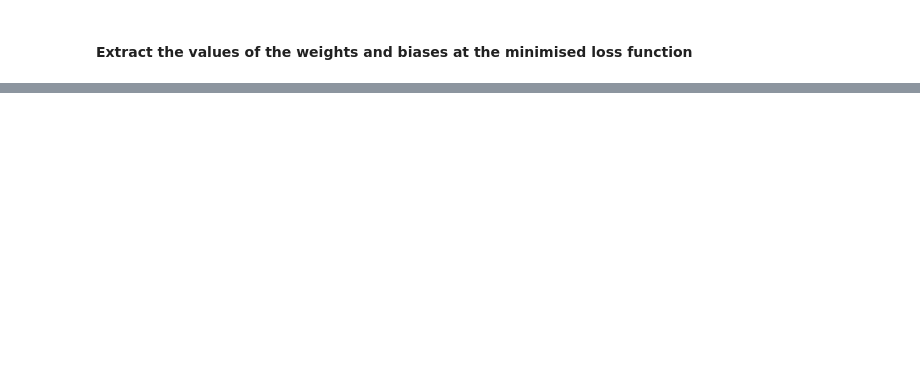
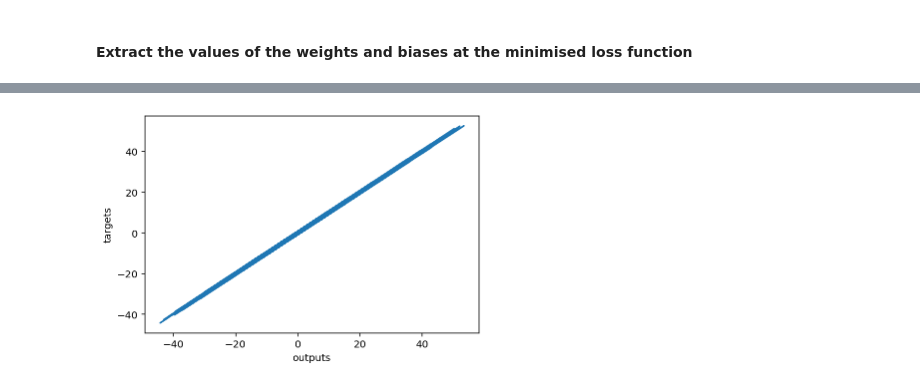
Before and after one commit to liyi54/neural-networks, a Jupyter notebook: Simple NN.ipynb, the cells around one changed output, grey strips where cells are left out. Drawn from its saved outputs; the diff is of its cells as text; code cells hidden in the pictures; blank space fills up the shorter version.

Commit message:
added plot

```diff
--- a/Simple NN.ipynb
+++ b/Simple NN.ipynb
@@ -72,7 +72,7 @@ print(biases)
 # %% [markdown]
 #### Set the Learning rate
 # %%
-eta = 0.02
+eta = 0.01
 # %% [markdown]
 #### Train the Model
 # %%
@@ -124,0 +134,7 @@ print(weights,biases)
+# %%
+plt.plot(outputs,targets)
+plt.xlabel('outputs')
+plt.ylabel('targets')
+plt.show()
+# %% [output]
+[figure, added]
```
Also changed, not shown: parts of 4 cells of this notebook.
